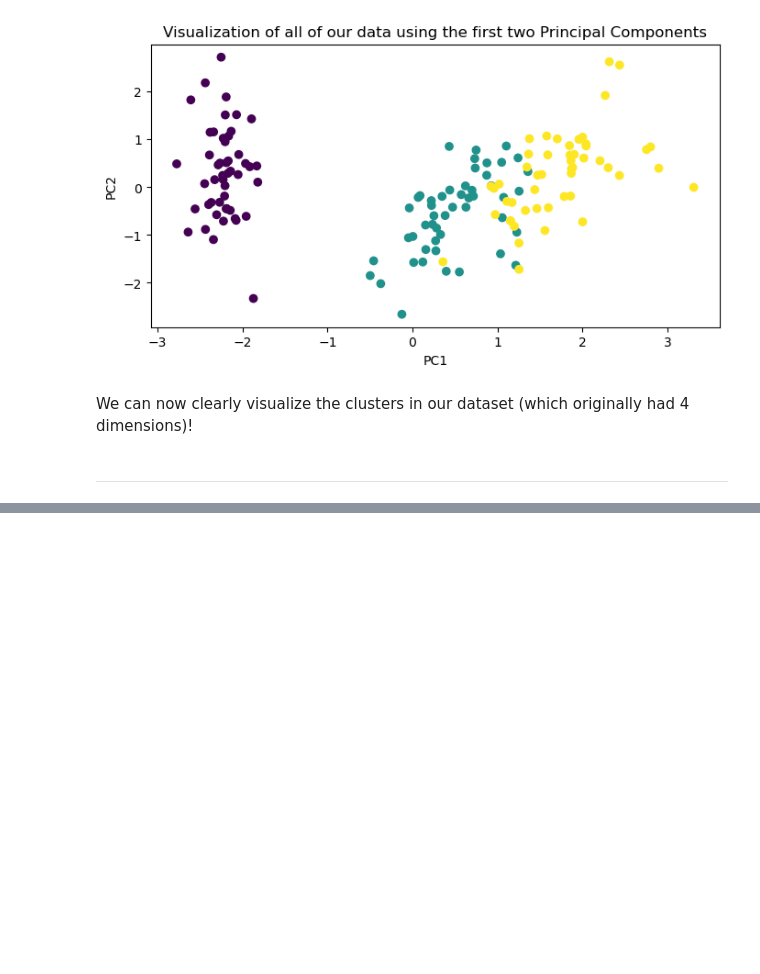
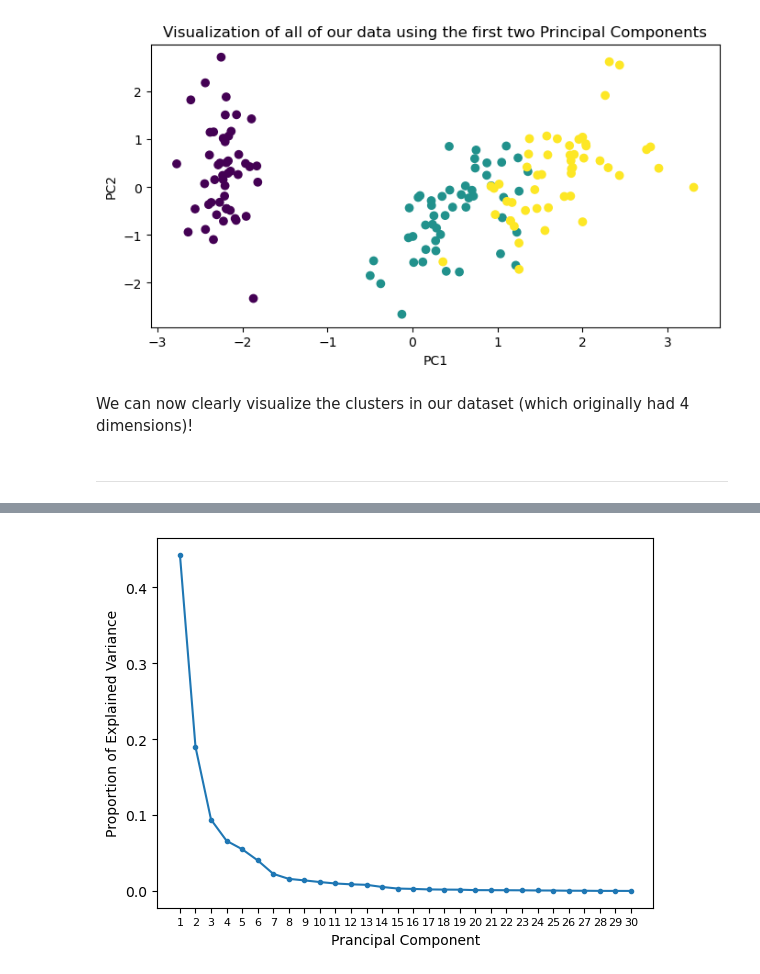
Before and after one commit to zeekwired/Practice, a Jupyter notebook: Week 2/Why Dimensionality Reduction.ipynb, the cells around one changed output, grey strips where cells are left out. Drawn from its saved outputs; the diff is of its cells as text; code cells hidden in the pictures; blank space fills up the shorter version.

```diff
--- a/Week 2/Why Dimensionality Reduction.ipynb
+++ b/Week 2/Why Dimensionality Reduction.ipynb
@@ -139,0 +240,8 @@ We can now clearly visualize the clusters in our dataset (which originally had 4
+# %%
+# Plot the explained variance ratios for the first 30 principal components
+plt.plot(range(1,31), pca.explained_variance_ratio_, marker='.')
+plt.xticks(ticks=range(1,31), fontsize=8)
+plt.xlabel('Prancipal Component')
+plt.ylabel('Proportion of Explained Variance');
+# %% [output]
+[figure, added]
```
Also changed, not shown: parts of 29 cells of this notebook.
